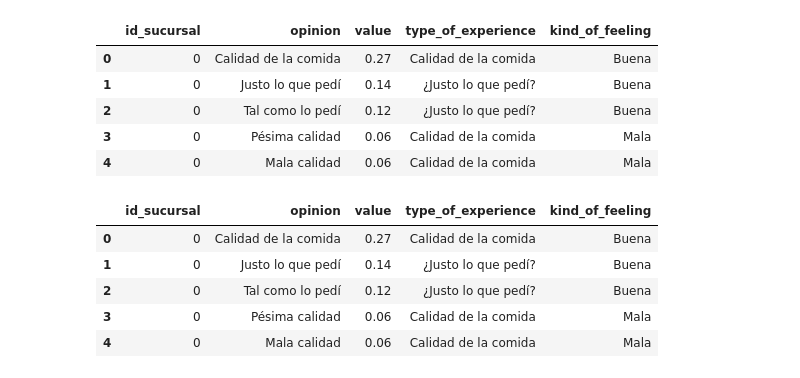
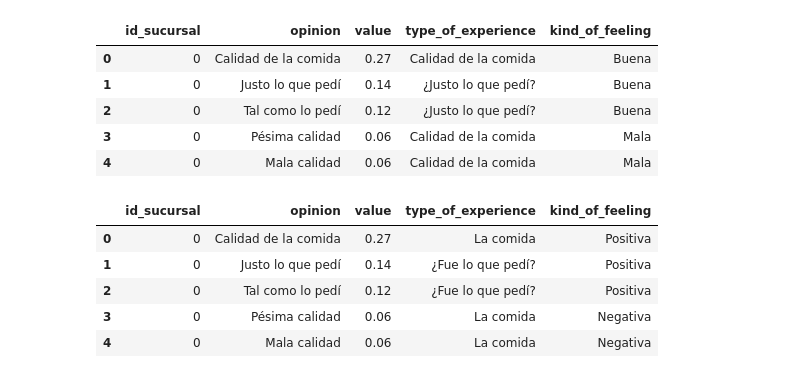
Before and after one commit to aguerta/rappi_analisis_restaurantes, a Jupyter notebook: notebooks/Transform.ipynb, the cells around one changed output. Cells and saved outputs as stored; diff of their text form; code cells hidden in the pictures.

```diff
--- a/notebooks/Transform.ipynb
+++ b/notebooks/Transform.ipynb
@@ -411,12 +409,12 @@ df_exploded.head(5)
 # %%
 # Ahora vamos a agrupar las opiniones en tipo y si son negativas o positivas. Esto para no complicar el análisis en Power BI
 grouped_opinions = {
-    "Calidad de la comida": [
+    "La comida": [
         "Calidad de la comida", "Pésima calidad", "Mala calidad",
         "Pobre calidad", "Calidad mediana", "La calidad de los ingredientes",
         "La calidad", "Mejorar ingredientes", "La comida"
     ],
-    "¿Justo lo que pedí?": [
+    "¿Fue lo que pedí?": [
         "Justo lo que pedí", "Tal como lo pedí", "Exacto lo que pedi",
         "Respetar el pedido", "Faltaron algunos items", "Faltó un item", "Faltaron muchos productos",
         "Faltaron algunos productos", "Faltó un producto",
@@ -434,7 +432,7 @@ grouped_opinions = {
         "Pésimo trato", "Malas formas", "Mal trato", "Delivery no respondió",
         "Excelente comunicación", "Mejorar la comunicación", "Mejorar la experiencia", "Realizar cambios"
     ],
-    "Other": ["Otras razones"],
+    "Otros": ["Otras razones"],
     "Sin opinión": ["Sin opiniones"]
 }
 
@@ -460,37 +458,37 @@ feedback_sentiment = {
         "Pésima calidad", "Mala calidad", "Pobre calidad",
             "Mejorar ingredientes", "Faltó un item", "Faltó un producto",
             "Faltaron algunos items", "Faltaron algunos productos",
             "Mala presentación", "Mejorar la presentación",
             "Podría ser más rápido",
             "Demora excesiva",
             "Experiencia complicada", "Pésimo trato", "Malas formas", "Mal trato",
             "Delivery no respondió", "Mejorar la comunicación", "Mejorar la experiencia",
             "Realizar cambios", "Respetar el pedido", "Completar el pedido",  "Faltaron muchos productos", "Incluir todos los items", "No fue lo que pedí"
         ],
-    'Neutra': ["Calidad mediana", "Sin opiniones", "Otras razones"]
+    'Neutral': ["Calidad mediana", "Sin opiniones", "Otras razones"]
 }
 
 # Type of experience
 type_of_experience = {phrase: category for category, phrases in grouped_opinions.items() for phrase in phrases}
 
 # Positive or negative experience
 kind_of_feeling = {phrase: category for category, phrases in feedback_sentiment.items() for phrase in phrases}
 
 df_exploded['type_of_experience'] = df_exploded['opinion'].apply(lambda x:
                                                         type_of_experience.get(x) if type_of_experience.get(x) != None
                                                         else x)
 
 df_exploded['kind_of_feeling'] = df_exploded['opinion'].apply(lambda x:
                                                         kind_of_feeling.get(x) if kind_of_feeling.get(x) != None
                                                         else x)
 
 # Let's take a look!
 df_exploded.head()
 # %% [output]
 |  | id_sucursal | opinion | value | type_of_experience | kind_of_feeling |
-| 0 | 0 | Calidad de la comida | 0.27 | Calidad de la comida | Buena |
-| 1 | 0 | Justo lo que pedí | 0.14 | ¿Justo lo que pedí? | Buena |
-| 2 | 0 | Tal como lo pedí | 0.12 | ¿Justo lo que pedí? | Buena |
-| 3 | 0 | Pésima calidad | 0.06 | Calidad de la comida | Mala |
-| 4 | 0 | Mala calidad | 0.06 | Calidad de la comida | Mala |
+| 0 | 0 | Calidad de la comida | 0.27 | La comida | Positiva |
+| 1 | 0 | Justo lo que pedí | 0.14 | ¿Fue lo que pedí? | Positiva |
+| 2 | 0 | Tal como lo pedí | 0.12 | ¿Fue lo que pedí? | Positiva |
+| 3 | 0 | Pésima calidad | 0.06 | La comida | Negativa |
+| 4 | 0 | Mala calidad | 0.06 | La comida | Negativa |
 # %%
```
Also changed, not shown: parts of 3 cells of this notebook, 4 other files.
